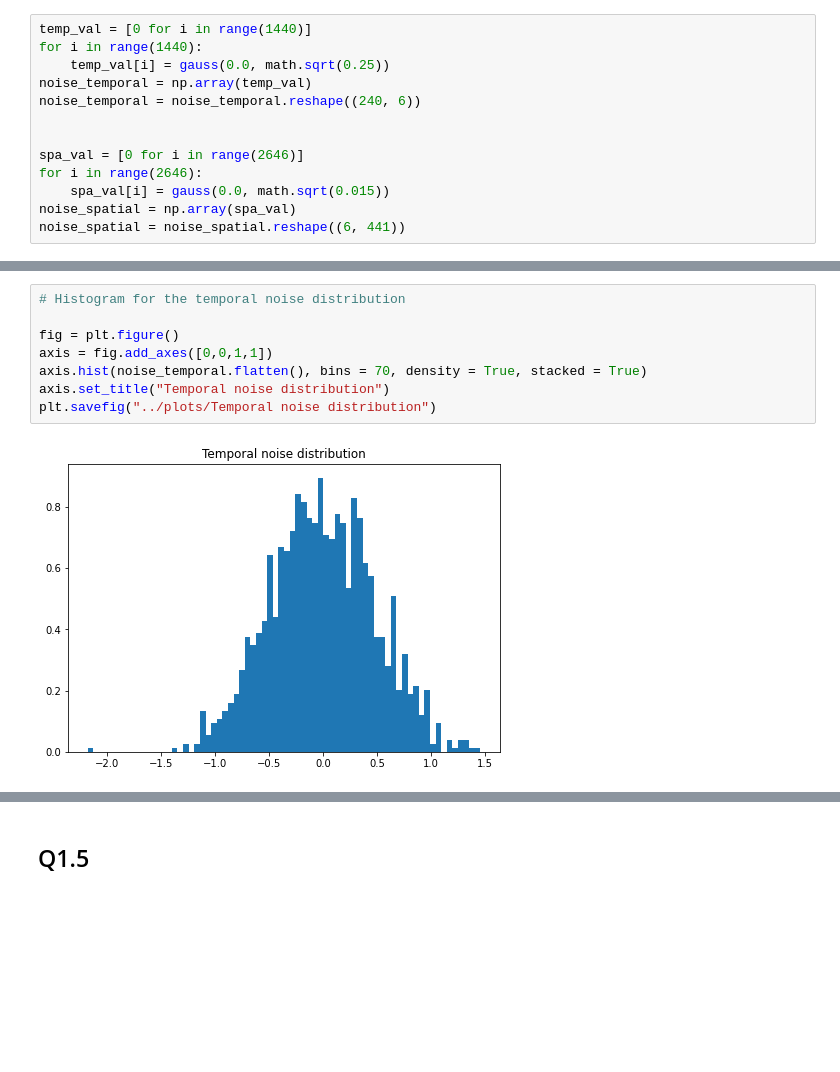
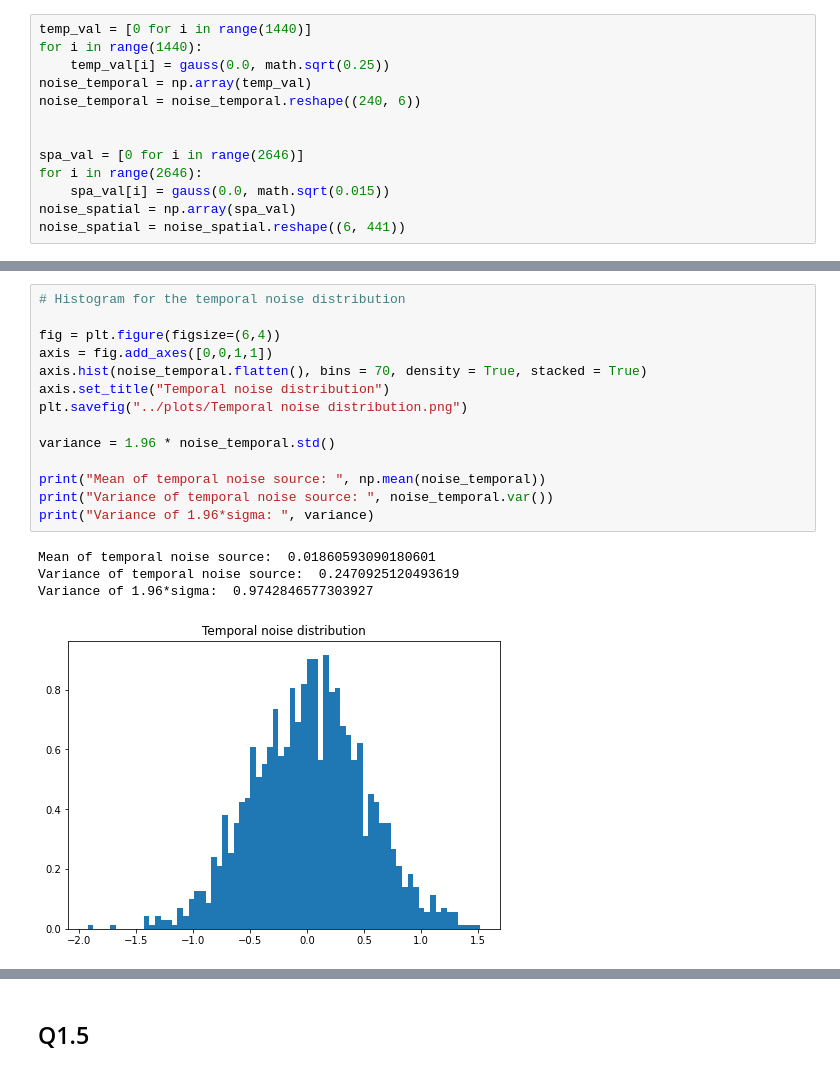
Before and after one commit to wailamw/mast30034_2021_s2_assignment_1-wailamw, a Jupyter notebook: code/Assignment 1.ipynb, the cells around one changed output, grey strips where cells are left out. Saved outputs shown, nothing was run; the diff lists cells and outputs as text; blank space fills up the shorter version.

```diff
--- a/code/Assignment 1.ipynb
+++ b/code/Assignment 1.ipynb
@@ -179,12 +198,21 @@ plt.savefig("../plots/Correlation plot for Gaussian noise for spatial sources.pn
 # %%
 # Histogram for the temporal noise distribution
 
-fig = plt.figure()
+fig = plt.figure(figsize=(6,4))
 axis = fig.add_axes([0,0,1,1])
 axis.hist(noise_temporal.flatten(), bins = 70, density = True, stacked = True)
 axis.set_title("Temporal noise distribution")
-plt.savefig("../plots/Temporal noise distribution")
+plt.savefig("../plots/Temporal noise distribution.png")
+
+variance = 1.96 * noise_temporal.std()
+
+print("Mean of temporal noise source: ", np.mean(noise_temporal))
+print("Variance of temporal noise source: ", noise_temporal.var())
+print("Variance of 1.96*sigma: ", variance)
 # %% [output]
+Mean of temporal noise source:  0.01860593090180601
+Variance of temporal noise source:  0.2470925120493619
+Variance of 1.96*sigma:  0.9742846577303927
-[figure, old version]
+[figure, new version]
 # %%
 # Histogram for the spatial noise distribution
```
Also changed, not shown: parts of 10 cells of this notebook, 10 other files.
